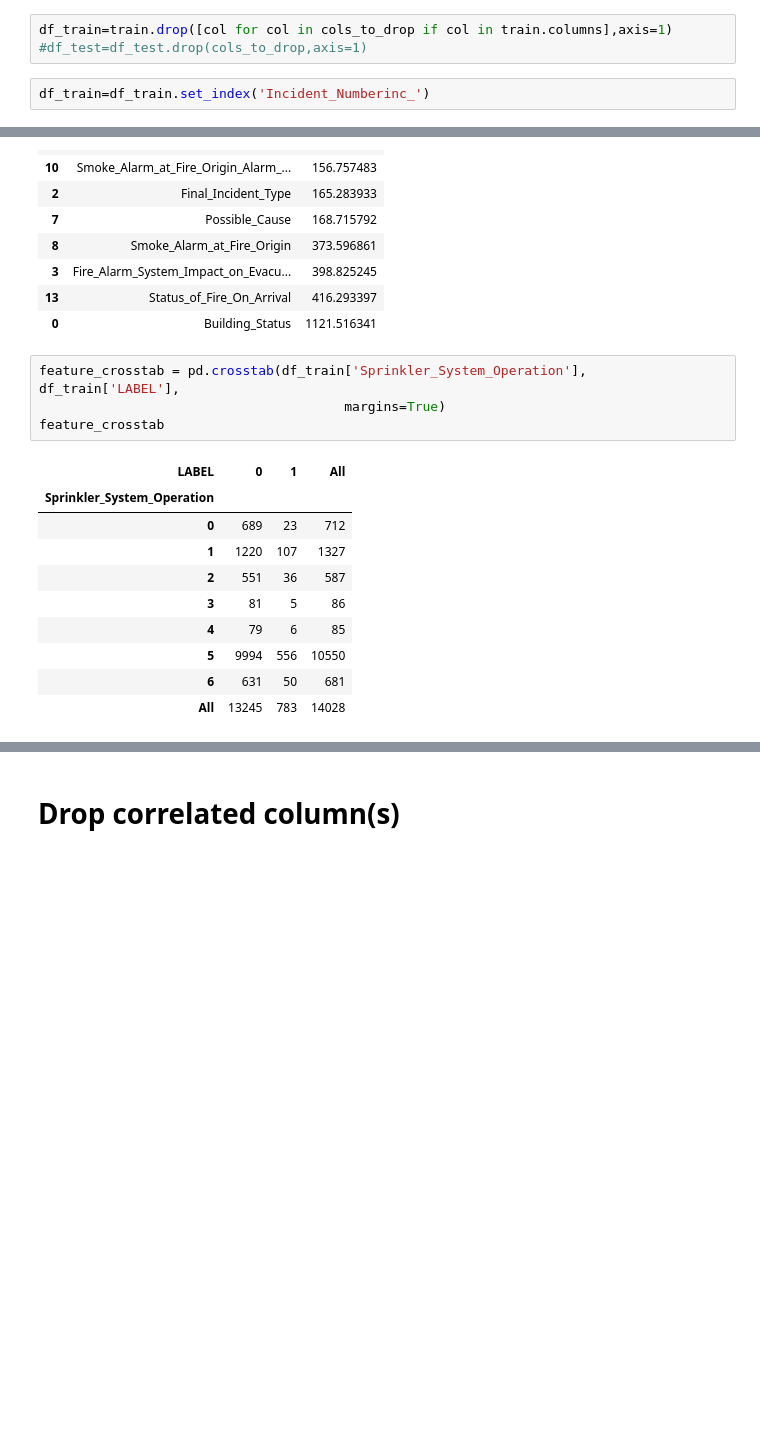
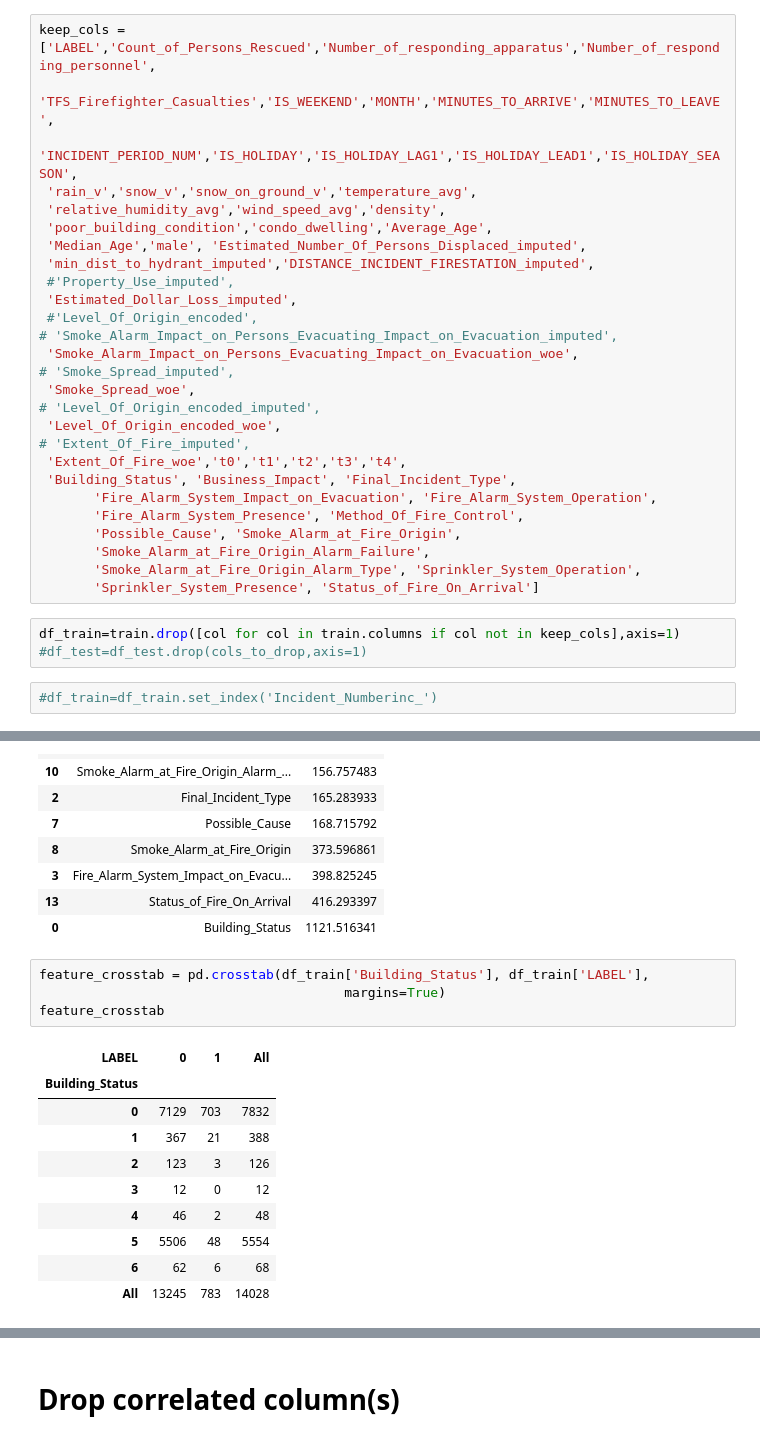
Before and after one commit to JimenaBaripatti/FeatureEngineering, a Jupyter notebook: Fire_Feature_Selection.ipynb, the cells around one changed output, grey strips where cells are left out. Cells and saved outputs as stored; diff of their text form; blank space fills up the shorter version.

```diff
--- a/Fire_Feature_Selection.ipynb
+++ b/Fire_Feature_Selection.ipynb
@@ -163,8 +138,35 @@ cols_to_drop=list(col_imputed_original)+list(col_encoded_original)+list(Addition
+# %%
+keep_cols = ['LABEL','Count_of_Persons_Rescued','Number_of_responding_apparatus','Number_of_responding_personnel',
+             'TFS_Firefighter_Casualties','IS_WEEKEND','MONTH','MINUTES_TO_ARRIVE','MINUTES_TO_LEAVE',
+ 'INCIDENT_PERIOD_NUM','IS_HOLIDAY','IS_HOLIDAY_LAG1','IS_HOLIDAY_LEAD1','IS_HOLIDAY_SEASON',
+ 'rain_v','snow_v','snow_on_ground_v','temperature_avg',
+ 'relative_humidity_avg','wind_speed_avg','density',
+ 'poor_building_condition','condo_dwelling','Average_Age',
+ 'Median_Age','male', 'Estimated_Number_Of_Persons_Displaced_imputed',
+ 'min_dist_to_hydrant_imputed','DISTANCE_INCIDENT_FIRESTATION_imputed',
+ #'Property_Use_imputed',
+ 'Estimated_Dollar_Loss_imputed',
+ #'Level_Of_Origin_encoded',
+# 'Smoke_Alarm_Impact_on_Persons_Evacuating_Impact_on_Evacuation_imputed',
+ 'Smoke_Alarm_Impact_on_Persons_Evacuating_Impact_on_Evacuation_woe',
+# 'Smoke_Spread_imputed',
+ 'Smoke_Spread_woe',
+# 'Level_Of_Origin_encoded_imputed',
+ 'Level_Of_Origin_encoded_woe',
+# 'Extent_Of_Fire_imputed',
+ 'Extent_Of_Fire_woe','t0','t1','t2','t3','t4',
+ 'Building_Status', 'Business_Impact', 'Final_Incident_Type',
+       'Fire_Alarm_System_Impact_on_Evacuation', 'Fire_Alarm_System_Operation',
+       'Fire_Alarm_System_Presence', 'Method_Of_Fire_Control',
+       'Possible_Cause', 'Smoke_Alarm_at_Fire_Origin',
+       'Smoke_Alarm_at_Fire_Origin_Alarm_Failure',
+       'Smoke_Alarm_at_Fire_Origin_Alarm_Type', 'Sprinkler_System_Operation',
+       'Sprinkler_System_Presence', 'Status_of_Fire_On_Arrival']
 # %%
-df_train=train.drop([col for col in cols_to_drop if col in train.columns],axis=1)
+df_train=train.drop([col for col in train.columns if col not in keep_cols],axis=1)
 #df_test=df_test.drop(cols_to_drop,axis=1)
 # %%
-df_train=df_train.set_index('Incident_Numberinc_')
+#df_train=df_train.set_index('Incident_Numberinc_')
 # %%
 df_train.head(2)
 # %% [output]
@@ -283,19 +267,19 @@ cat_chi_scores.sort_values(by='score')
 | 13 | Status_of_Fire_On_Arrival | 416.293397 |
 | 0 | Building_Status | 1121.516341 |
 # %%
-feature_crosstab = pd.crosstab(df_train['Sprinkler_System_Operation'], df_train['LABEL'],
+feature_crosstab = pd.crosstab(df_train['Building_Status'], df_train['LABEL'],
                                        margins=True)
 feature_crosstab
 # %% [output]
 | LABEL | 0 | 1 | All |
-| Sprinkler_System_Operation |  |  |  |
-| 0 | 689 | 23 | 712 |
-| 1 | 1220 | 107 | 1327 |
-| 2 | 551 | 36 | 587 |
-| 3 | 81 | 5 | 86 |
-| 4 | 79 | 6 | 85 |
-| 5 | 9994 | 556 | 10550 |
-| 6 | 631 | 50 | 681 |
+| Building_Status |  |  |  |
+| 0 | 7129 | 703 | 7832 |
+| 1 | 367 | 21 | 388 |
+| 2 | 123 | 3 | 126 |
+| 3 | 12 | 0 | 12 |
+| 4 | 46 | 2 | 48 |
+| 5 | 5506 | 48 | 5554 |
+| 6 | 62 | 6 | 68 |
 | All | 13245 | 783 | 14028 |
 # %%
 check_categorical_dependency(feature_crosstab, 0.95)
```
Also changed, not shown: parts of 18 cells of this notebook.
